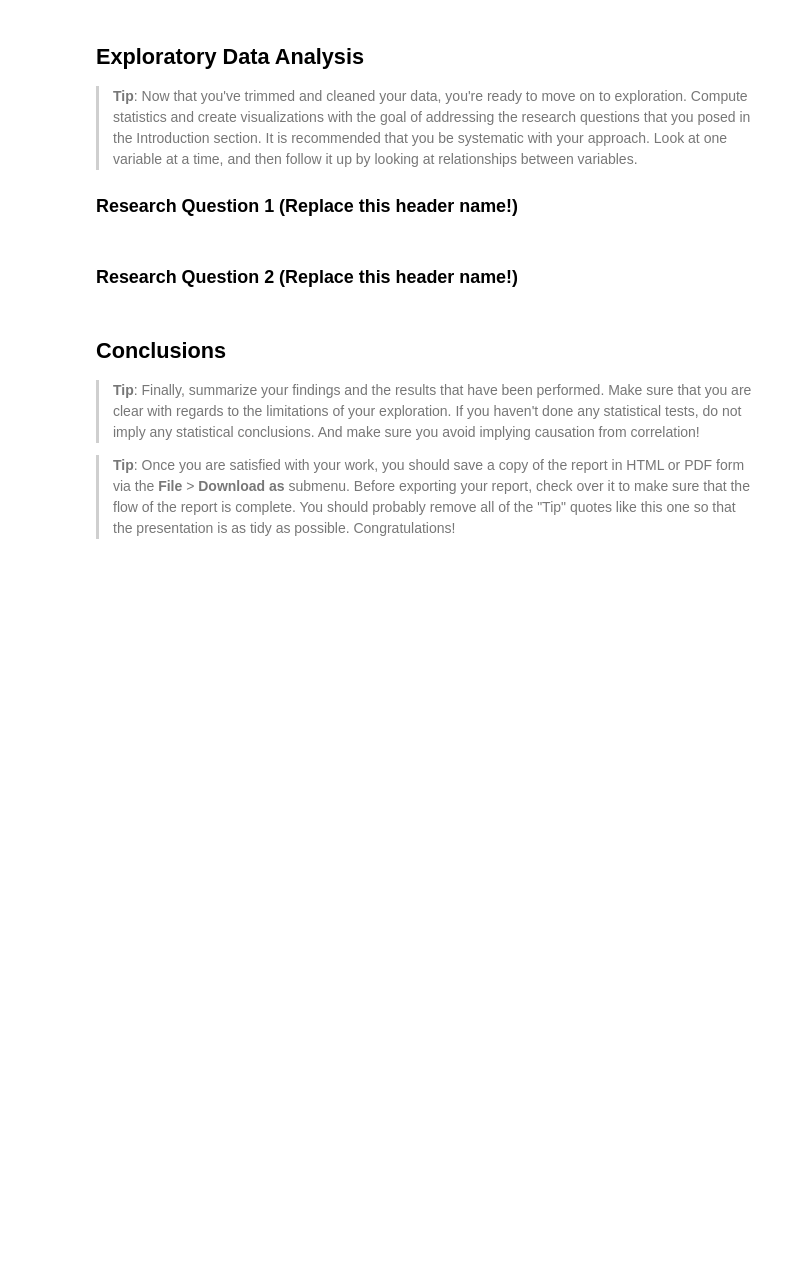
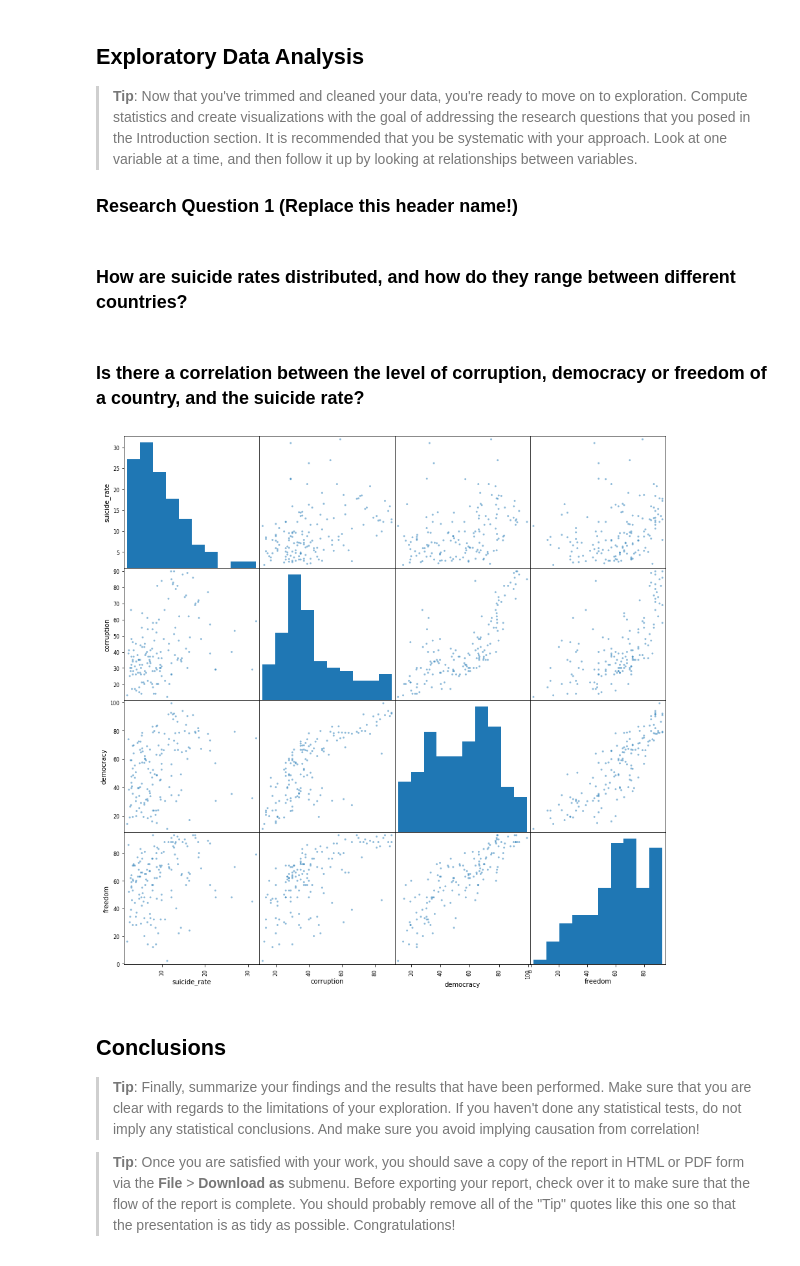
Before and after one commit to KasparLee/udacity-data-nanodegree, a Jupyter notebook: suicide-rates-investigation/report.ipynb, the cells around one changed output. Cells and saved outputs as stored; diff of their text form; code cells hidden in the pictures; blank space fills up the shorter version.

```diff
--- a/suicide-rates-investigation/report.ipynb
+++ b/suicide-rates-investigation/report.ipynb
@@ -229,11 +224,17 @@ This data is now fully cleaned and ready for analysis.
 > **Tip**: Now that you've trimmed and cleaned your data, you're ready to move on to exploration. Compute statistics and create visualizations with the goal of addressing the research questions that you posed in the Introduction section. It is recommended that you be systematic with your approach. Look at one variable at a time, and then follow it up by looking at relationships between variables.
 
 ### Research Question 1 (Replace this header name!)
+# %% [markdown]
+### How are suicide rates distributed, and how do they range between different countries?
 # %%
 # Use this, and more code cells, to explore your data. Don't forget to add
 #   Markdown cells to document your observations and findings.
-# %% [markdown]
-### Research Question 2  (Replace this header name!)
+# %% [markdown]
+### Is there a correlation between the level of corruption, democracy or freedom of a country, and the suicide rate?
+# %%
+pd.plotting.scatter_matrix(combined_df, figsize=(15, 15));
+# %% [output]
+[figure, added]
 # %%
 # Continue to explore the data to address your additional research
 #   questions. Add more headers as needed if you have more questions to
```
Also changed, not shown: parts of 15 cells of this notebook, 1 other file.
